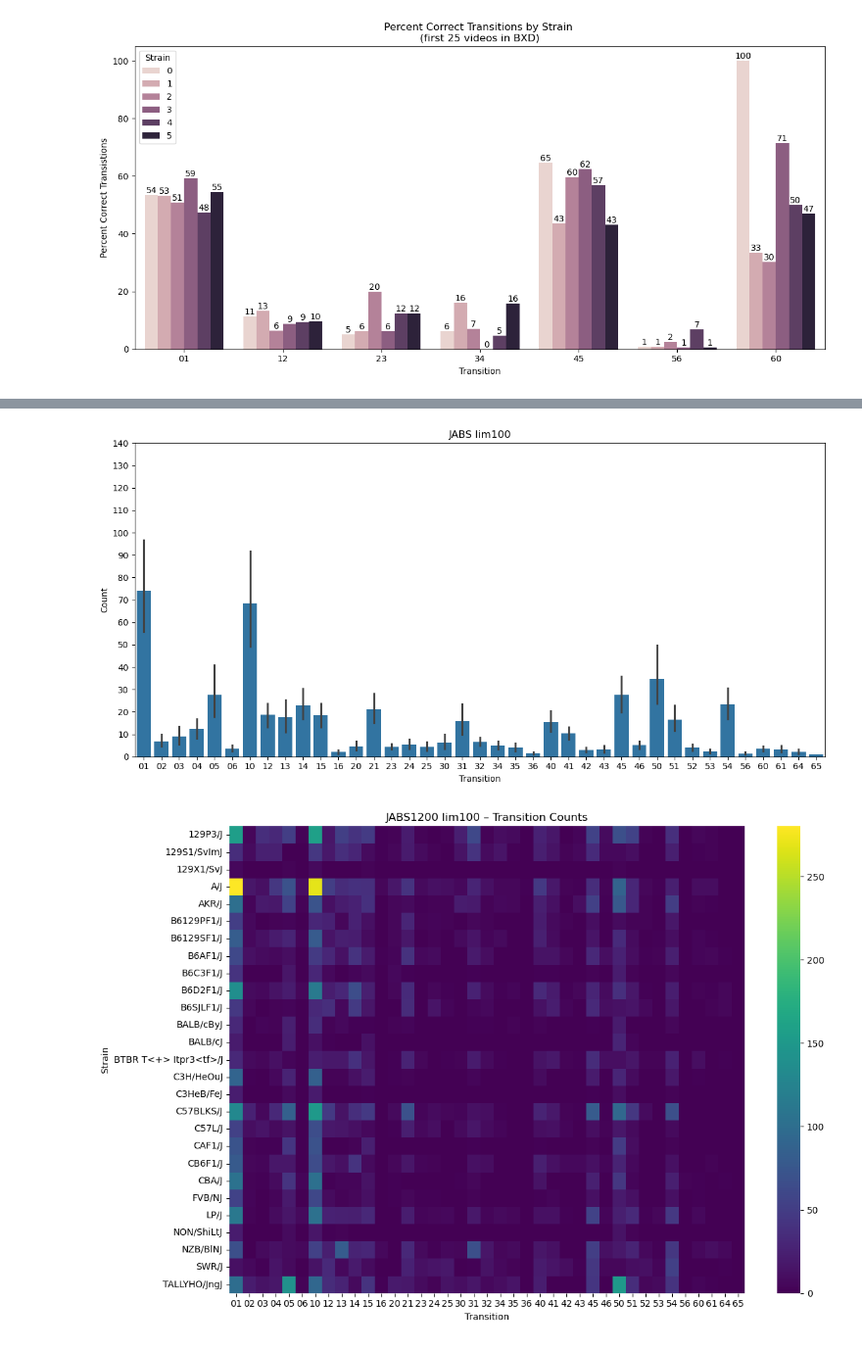
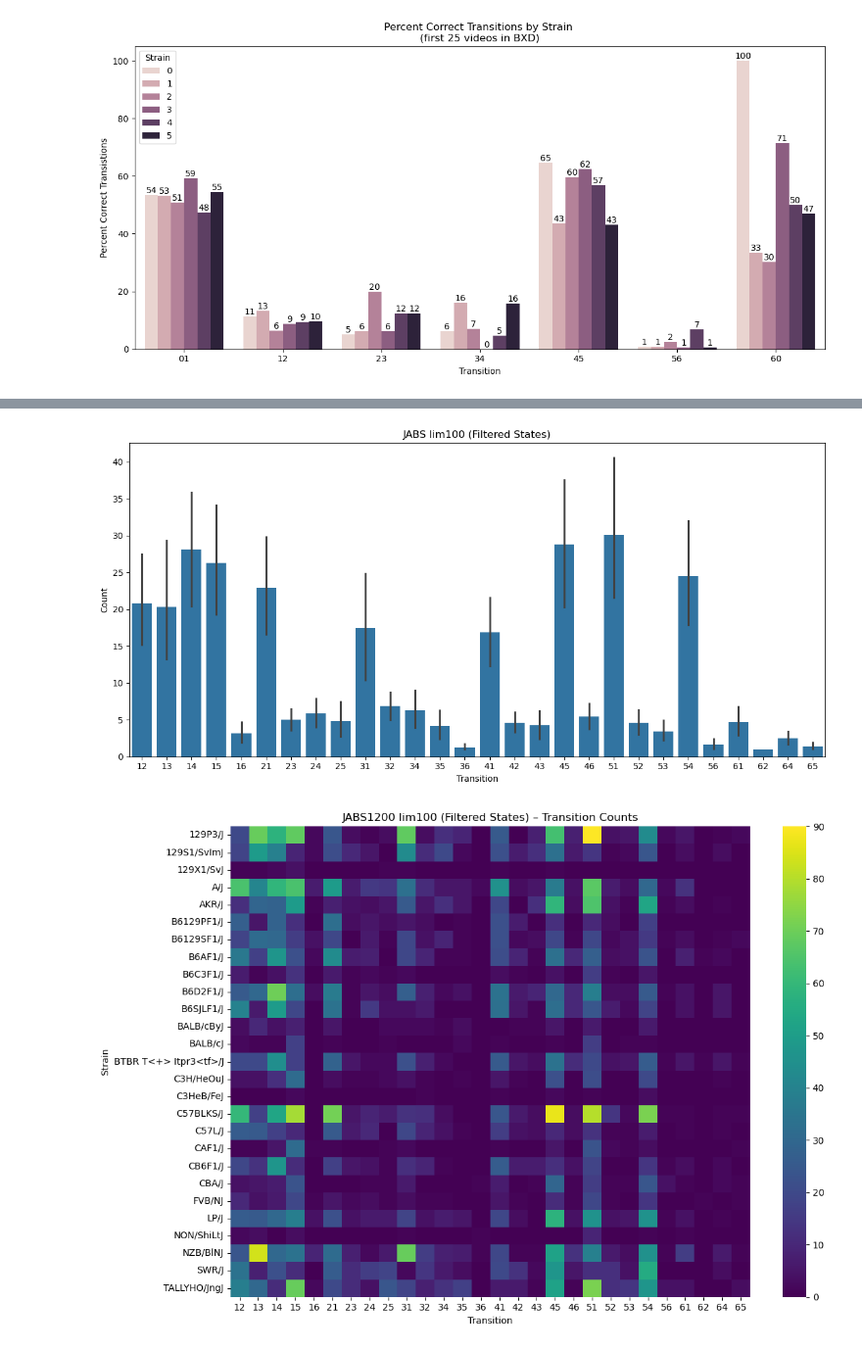
Before and after one commit to brigbrog/Syntactic-Grooming, a Jupyter notebook: visualize/transition_plots.ipynb, the cells around one changed output, grey strips where cells are left out. Shown at 98% size. Saved outputs shown, nothing was run; the diff lists cells and outputs as text; code cells hidden in the pictures.

Commit message:
updated plots

```diff
--- a/visualize/transition_plots.ipynb
+++ b/visualize/transition_plots.ipynb
@@ -206,8 +206,6 @@ plt.show()
 # %%
-ASD_lim100_fulltran = pd.read_csv(searchLogCurtain.fpaths['ASD_fulltran'])
-
-ASD_lim100_fulltran = pd.read_csv(
-    searchLogCurtain.fpaths['ASD_fulltran'], dtype={
+ASD100_fulltran_filt = pd.read_csv(
+    searchLogCurtain.fpaths['ASD100_fulltran_filt'], dtype={
         "target": "string",
         "match_num": "int",
         #"interval": "tuple",
@@ -220,8 +218,8 @@ ASD_lim100_fulltran = pd.read_csv(
         }
     )
 
-BXD_lim100_fulltran = pd.read_csv(
-    searchLogCurtain.fpaths['BXD_fulltran'], dtype={
+BXD100_fulltran_filt = pd.read_csv(
+    searchLogCurtain.fpaths['BXD100_fulltran_filt'], dtype={
         "target": "string",
         "match_num": "int",
         #"interval": "tuple",
@@ -234,8 +232,8 @@ BXD_lim100_fulltran = pd.read_csv(
         }
     )
 
-JABS_lim100_fulltran = pd.read_csv(
-    searchLogCurtain.fpaths['JABS_fulltran'], dtype={
+JABS100_fulltran_filt = pd.read_csv(
+    searchLogCurtain.fpaths['JABS100_fulltran_filt'], dtype={
         "target": "string",
         "match_num": "int",
         #"interval": "tuple",
@@ -338,36 +383,36 @@ plt.show()
 # %%
 plt.figure(figsize=(12, 6))
 
-jabs_count_df = (JABS_lim100_fulltran.groupby(['target', 'strain'], observed=True).size().reset_index(name='count'))
+jabs_filt_count_df = (JABS100_fulltran_filt.groupby(['target', 'strain'], observed=True).size().reset_index(name='count'))
 
-ax = sns.barplot(data=jabs_count_df, x='target', y='count')
+ax = sns.barplot(data=jabs_filt_count_df, x='target', y='count')
 
 plt.ylabel('Count')
 plt.xlabel('Transition')
-plt.title('JABS lim100')
+plt.title('JABS lim100 (Filtered States)')
 
-plt.yticks(np.arange(0, 150, 10))
+#plt.yticks(np.arange(0, 150, 10))
 
 plt.tight_layout()
 plt.show()
 # %% [output]
-[figure, old version]
+[figure, new version]
 # %%
-jabs_heatmap_df = jabs_count_df.pivot(index='strain', columns='target', values='count').fillna(0)
+jabs_heatmap_df = jabs_filt_count_df.pivot(index='strain', columns='target', values='count').fillna(0)
 plt.figure(figsize=(12, 8))
 
 ax = sns.heatmap(
     jabs_heatmap_df,
     cmap='viridis',
     #linewidths=0.5,
     #linecolor='white'
 )
 
 ax.set_xlabel('Transition')
 ax.set_ylabel('Strain')
-ax.set_title('JABS1200 lim100 – Transition Counts')
+ax.set_title('JABS1200 lim100 (Filtered States) – Transition Counts')
 
 plt.tight_layout()
 plt.show()
 # %% [output]
-[figure, old version]
+[figure, new version]
```
Also changed, not shown: parts of 14 cells of this notebook.
